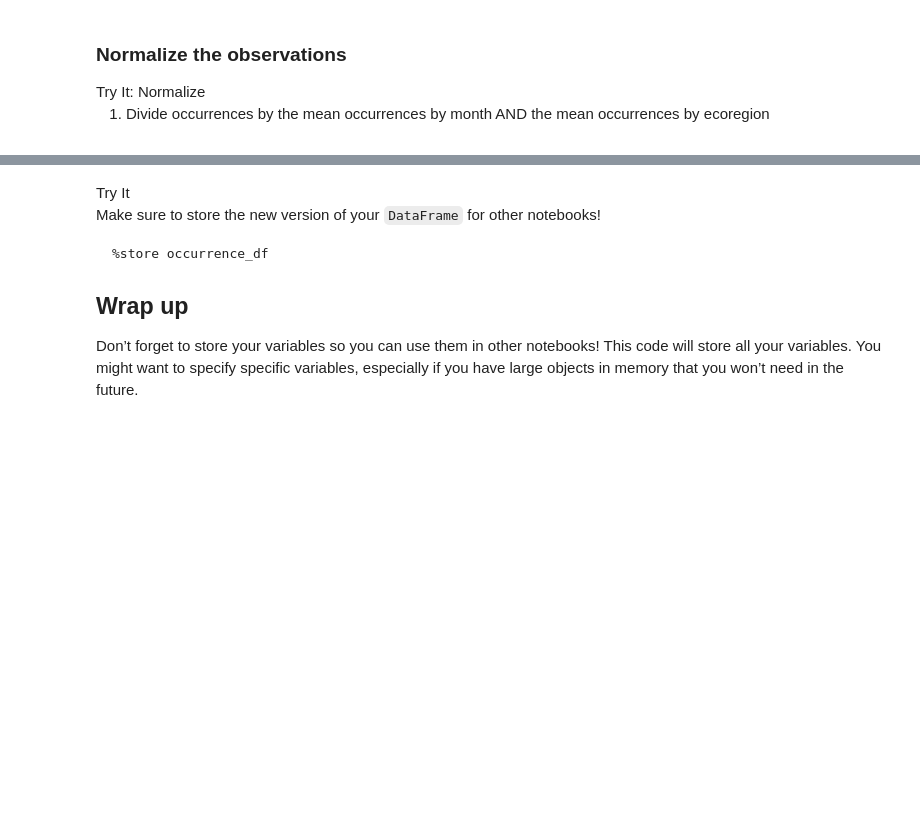
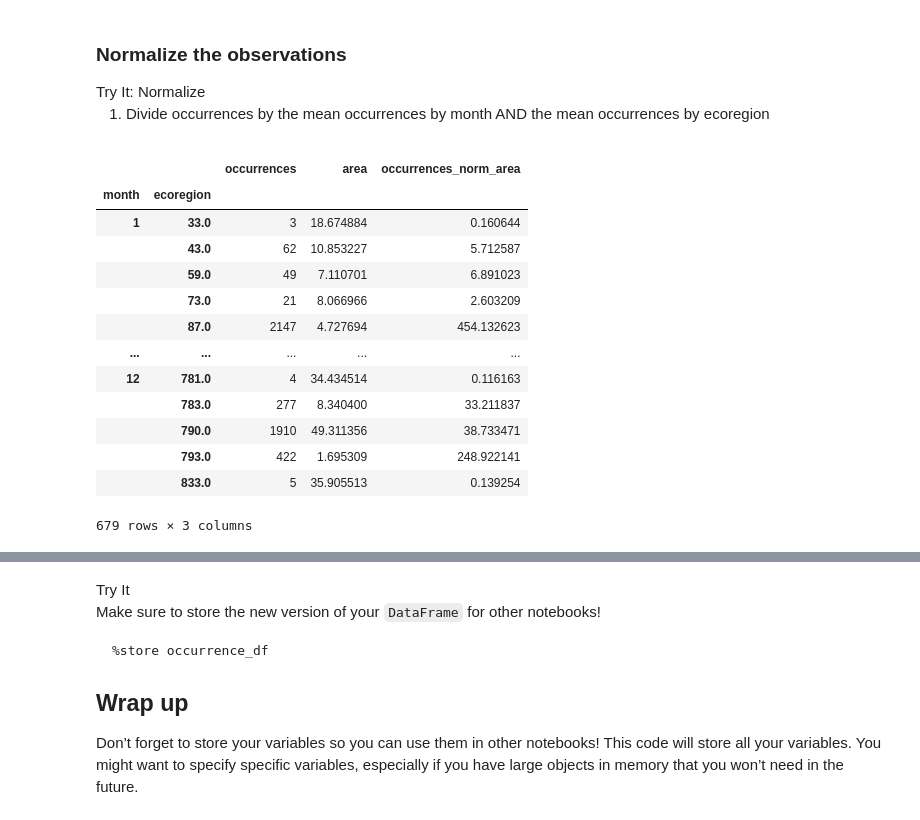
Before and after one commit to cu-esiil-edu/03-migration-Julesstetler, a Jupyter notebook: notebooks/migration-32-normalize.ipynb, the cells around one changed output, grey strips where cells are left out. Saved outputs shown, nothing was run; the diff lists cells and outputs as text; code cells hidden in the pictures; blank space fills up the shorter version.

```diff
--- a/notebooks/migration-32-normalize.ipynb
+++ b/notebooks/migration-32-normalize.ipynb
@@ -153,6 +156,26 @@ mean_occurrences_by_month
 <li>Divide occurrences by the mean occurrences by month AND the mean
 occurrences by ecoregion</li>
 </ol></div></div>
+# %%
+# Normalize by the spatial data of ecoregion
+occurrence_df['occurrences_norm_area'] = (
+    occurrence_df.occurrences / occurrence_df.area)
+occurrence_df
+# %% [output]
+|  |  | occurrences | area | occurrences_norm_area |
+| month | ecoregion |  |  |  |
+| 1 | 33.0 | 3 | 18.674884 | 0.160644 |
+|  | 43.0 | 62 | 10.853227 | 5.712587 |
+|  | 59.0 | 49 | 7.110701 | 6.891023 |
+|  | 73.0 | 21 | 8.066966 | 2.603209 |
+|  | 87.0 | 2147 | 4.727694 | 454.132623 |
+| ... | ... | ... | ... | ... |
+| 12 | 781.0 | 4 | 34.434514 | 0.116163 |
+|  | 783.0 | 277 | 8.340400 | 33.211837 |
+|  | 790.0 | 1910 | 49.311356 | 38.733471 |
+|  | 793.0 | 422 | 1.695309 | 248.922141 |
+|  | 833.0 | 5 | 35.905513 | 0.139254 |
+679 rows × 3 columns
 # %%
 # Normalize by space and time for sampling effort
 occurrence_df['norm_occurrences'] = (
```
Also changed, not shown: parts of 3 cells of this notebook.
